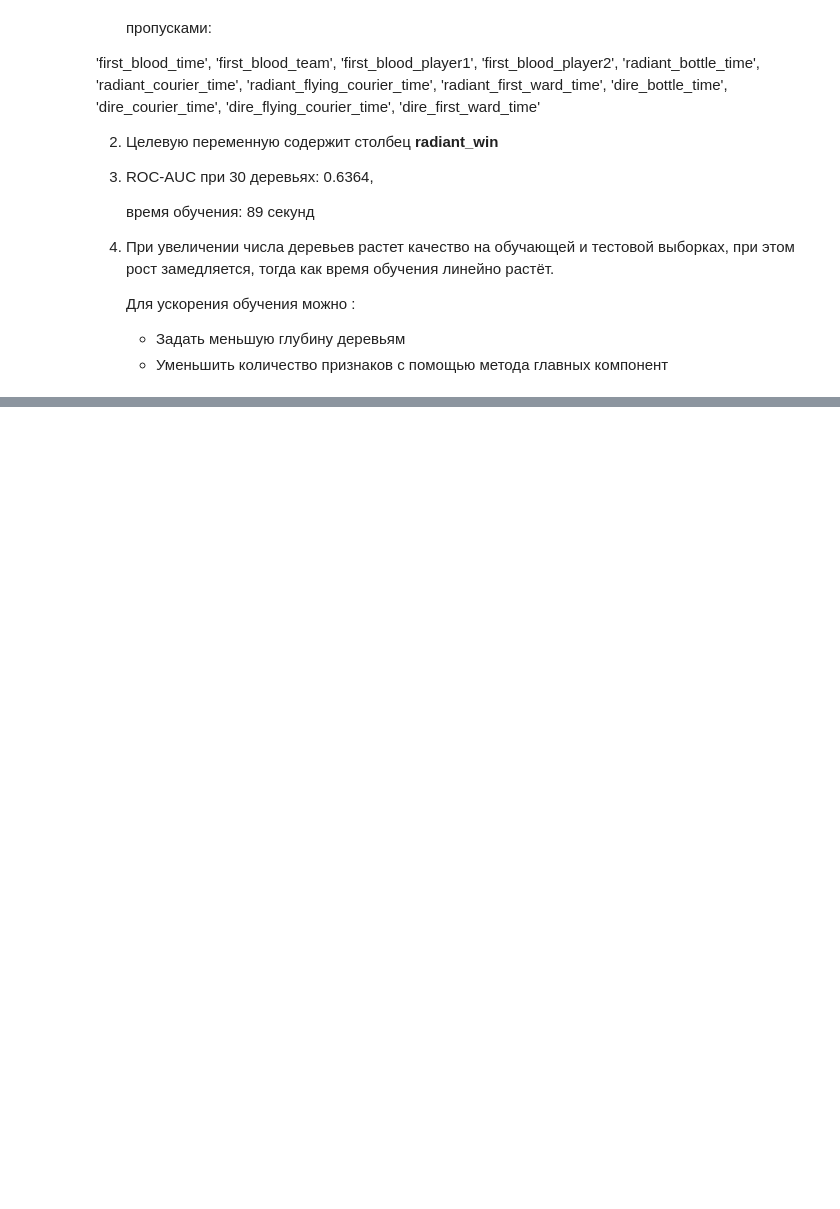
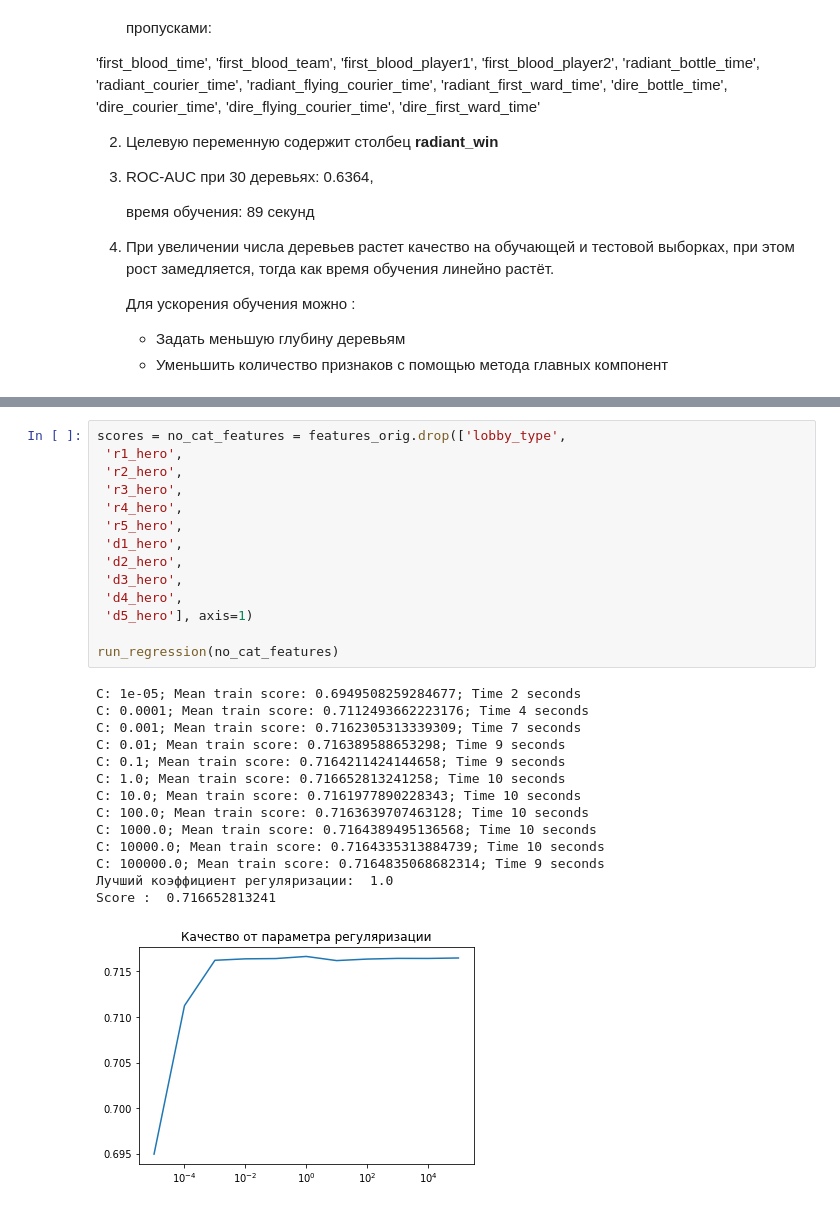
Before and after one commit to andreybavt/coursera-yandex-ml-course, a Jupyter notebook: week7/solution.ipynb, the cells around one changed output, grey strips where cells are left out. Drawn from its saved outputs; the diff is of its cells as text; blank space fills up the shorter version.

```diff
--- a/week7/solution.ipynb
+++ b/week7/solution.ipynb
@@ -119,0 +143,29 @@ features_with_missing_values
+# %%
+scores = no_cat_features = features_orig.drop(['lobby_type',
+ 'r1_hero',
+ 'r2_hero',
+ 'r3_hero',
+ 'r4_hero',
+ 'r5_hero',
+ 'd1_hero',
+ 'd2_hero',
+ 'd3_hero',
+ 'd4_hero',
+ 'd5_hero'], axis=1)
+
+run_regression(no_cat_features)
+# %% [output]
+C: 1e-05; Mean train score: 0.6949508259284677; Time 2 seconds
+C: 0.0001; Mean train score: 0.7112493662223176; Time 4 seconds
+C: 0.001; Mean train score: 0.7162305313339309; Time 7 seconds
+C: 0.01; Mean train score: 0.716389588653298; Time 9 seconds
+C: 0.1; Mean train score: 0.7164211424144658; Time 9 seconds
+C: 1.0; Mean train score: 0.716652813241258; Time 10 seconds
+C: 10.0; Mean train score: 0.7161977890228343; Time 10 seconds
+C: 100.0; Mean train score: 0.7163639707463128; Time 10 seconds
+C: 1000.0; Mean train score: 0.7164389495136568; Time 10 seconds
+C: 10000.0; Mean train score: 0.7164335313884739; Time 10 seconds
+C: 100000.0; Mean train score: 0.7164835068682314; Time 9 seconds
+Лучший коэффициент регуляризации:  1.0
+Score :  0.716652813241
+[figure, added]
```
Also changed, not shown: parts of 12 cells of this notebook.
